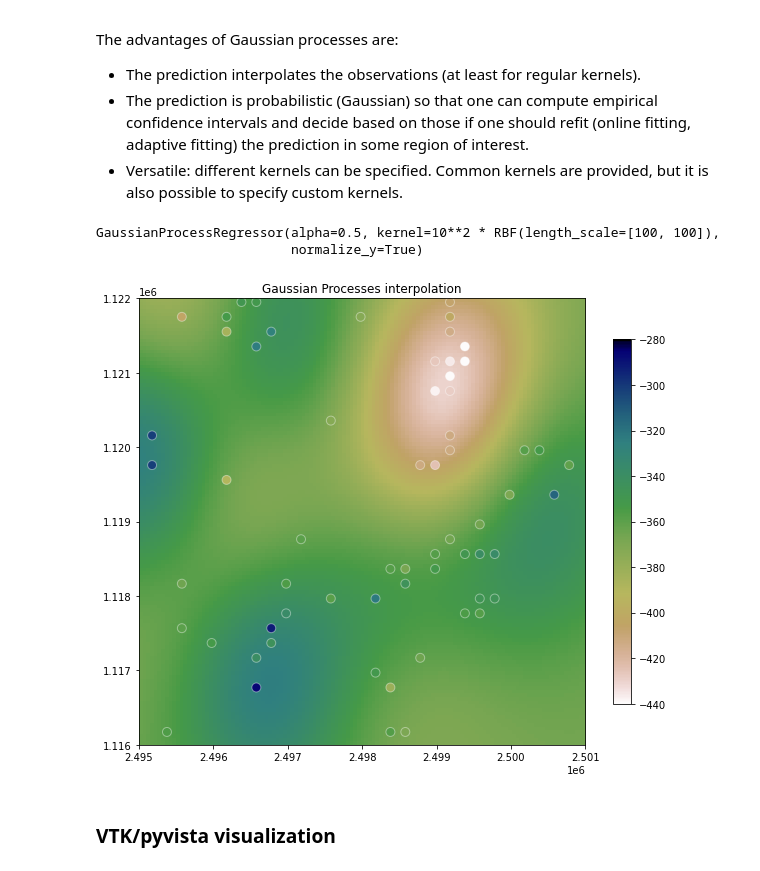
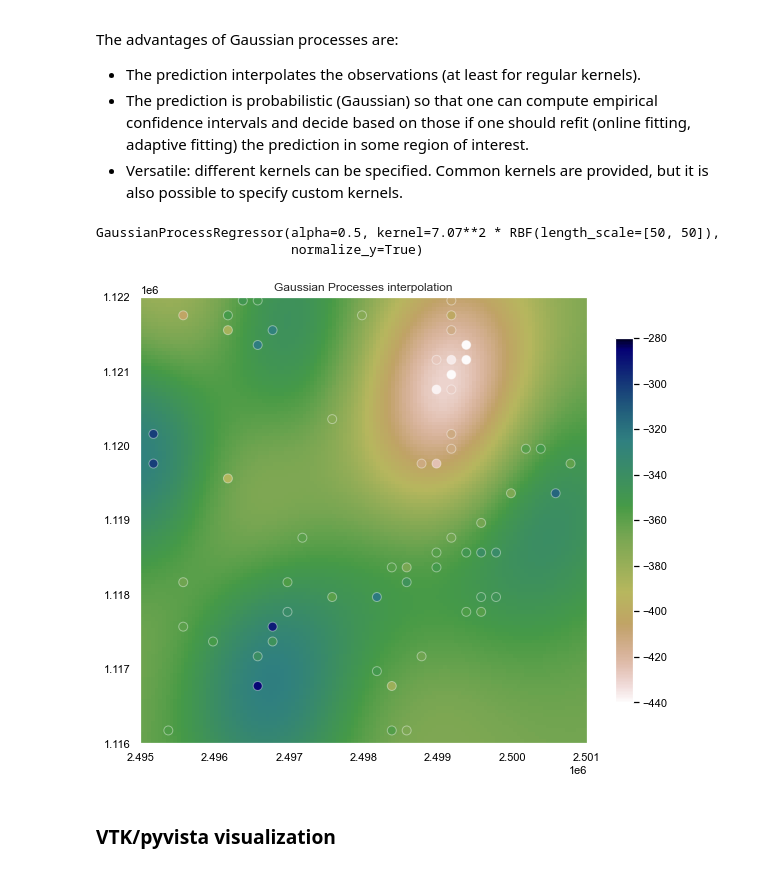
Before and after one commit to lperozzi/Spatial_interpolation_analysis, a Jupyter notebook: notebook/Deterministic_interpolation.ipynb, the cells around one changed output. Drawn from its saved outputs; the diff is of its cells as text; code cells hidden in the pictures.

```diff
--- a/notebook/Deterministic_interpolation.ipynb
+++ b/notebook/Deterministic_interpolation.ipynb
@@ -15,6 +15,9 @@ warnings.filterwarnings('ignore')
 import pandas as pd
 import seaborn as sns
 import matplotlib.pyplot as plt
+sns.set_style("white")
+sns.set(rc={'axes.labelcolor':'black', 'xtick.color':'black', 'ytick.color':'black'})
+# sns.set(rc={'axes.facecolor':'lightblue', 'figure.facecolor':'white'})
 # %%
 #Plot the grid and the original data points
 
@@ -284,17 +294,15 @@ from sklearn.gaussian_process.kernels import RBF
 from sklearn.gaussian_process import GaussianProcessRegressor as GPR
 from sklearn.gaussian_process.kernels import Matern, RBF, ConstantKernel as C
 
-kernel = RBF(length_scale=100)
-kernel = C(100.0) * RBF([100 ,100])
+# kernel = RBF(length_scale=100)
+kernel = C(50.0) * RBF([50 ,50])
 
 
-gp = GPR(normalize_y=True,
-                              alpha=0.5,  # Larger values imply more noise in the input data.
-                              kernel=kernel,)
+gp = GPR(normalize_y=True, alpha=0.5, kernel=kernel,)
 
 gp.fit(df[['E', 'N']].values, df.MOLASSE.values)
 # %% [output]
-GaussianProcessRegressor(alpha=0.5, kernel=10**2 * RBF(length_scale=[100, 100]),
+GaussianProcessRegressor(alpha=0.5, kernel=7.07**2 * RBF(length_scale=[50, 50]),
                          normalize_y=True)
 # %%
 X_grid = np.stack([grid_E.ravel(), grid_N.ravel()]).T
@@ -302,19 +310,20 @@ y_grid = gp.predict(X_grid).reshape(grid_E.shape)
 # %%
 
 # mi = np.min(np.hstack([y_grid.ravel(), df.MOLASSE.values]))
 # ma = np.max(np.hstack([y_grid.ravel(), df.MOLASSE.values]))
 mi=-440
 ma=-280
 
 # Plot it all.
 plt.figure(figsize=(10,10))
 im = plt.imshow(y_grid, origin='lower', extent=region, vmin=mi, vmax=ma, cmap='gist_earth_r')
 pts = plt.scatter(df.E, df.N, c=df.MOLASSE, s=80, edgecolor='#ffffff66', vmin=mi, vmax=ma, cmap='gist_earth_r')
 plt.colorbar(im, shrink=0.67)
 plt.title('Gaussian Processes interpolation')
+plt.grid(False)
 plt.show()
 # %% [output]
-[figure, old version]
+[figure, new version]
 # %% [markdown]
 ### VTK/pyvista visualization
 # %%
```
Also changed, not shown: parts of 14 cells of this notebook, 2 other files.
